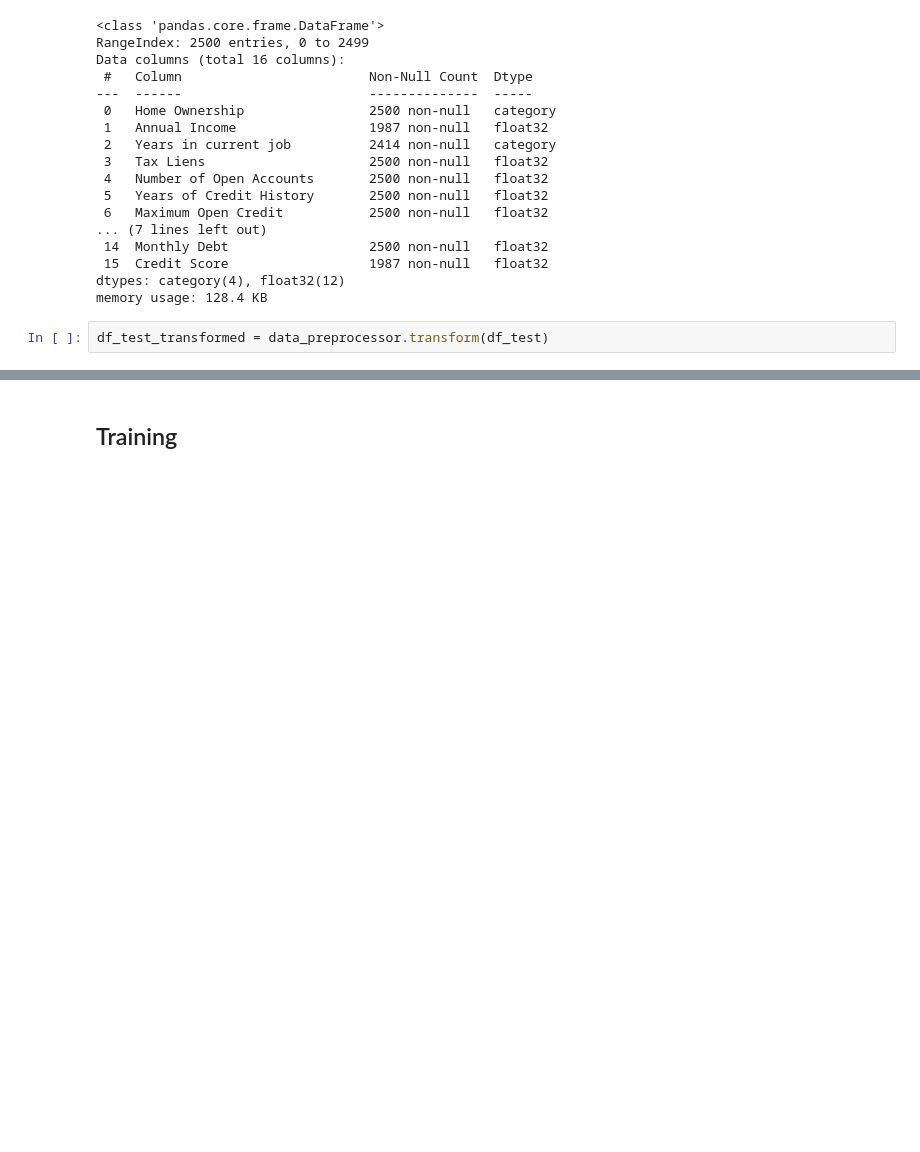
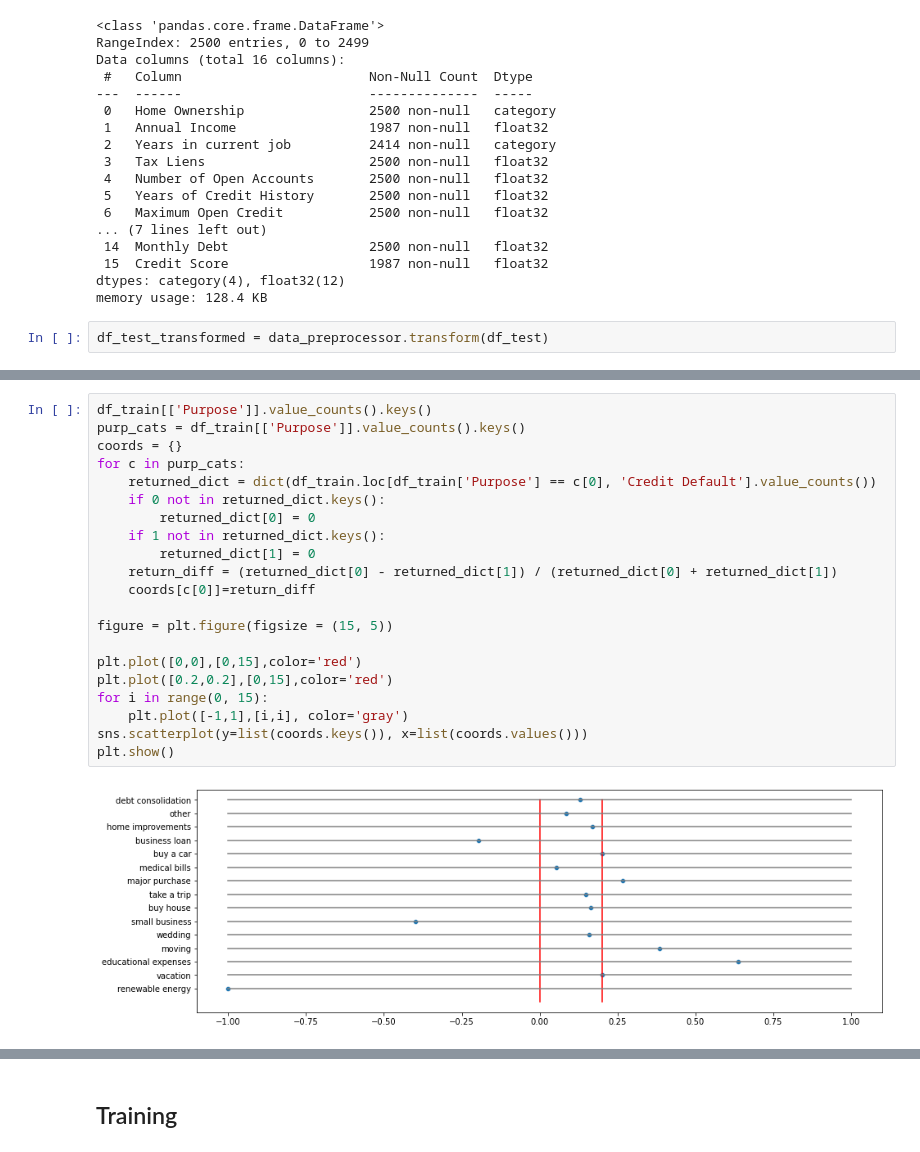
Before and after one commit to ro-mak/ClassificationCourseProject, a Jupyter notebook: ClassificationCourseProject.ipynb, the cells around one changed output, grey strips where cells are left out. Drawn from its saved outputs; the diff is of its cells as text; blank space fills up the shorter version.

```diff
--- a/ClassificationCourseProject.ipynb
+++ b/ClassificationCourseProject.ipynb
@@ -353,0 +428,23 @@ df_test_transformed = data_preprocessor.transform(df_test)
+# %%
+df_train[['Purpose']].value_counts().keys()
+purp_cats = df_train[['Purpose']].value_counts().keys()
+coords = {}
+for c in purp_cats:
+    returned_dict = dict(df_train.loc[df_train['Purpose'] == c[0], 'Credit Default'].value_counts())
+    if 0 not in returned_dict.keys():
+        returned_dict[0] = 0
+    if 1 not in returned_dict.keys():
+        returned_dict[1] = 0
+    return_diff = (returned_dict[0] - returned_dict[1]) / (returned_dict[0] + returned_dict[1])
+    coords[c[0]]=return_diff
+
+figure = plt.figure(figsize = (15, 5))
+
+plt.plot([0,0],[0,15],color='red')
+plt.plot([0.2,0.2],[0,15],color='red')
+for i in range(0, 15):
+    plt.plot([-1,1],[i,i], color='gray')
+sns.scatterplot(y=list(coords.keys()), x=list(coords.values()))
+plt.show()
+# %% [output]
+[figure, added]
```
Also changed, not shown: parts of 22 cells of this notebook.
